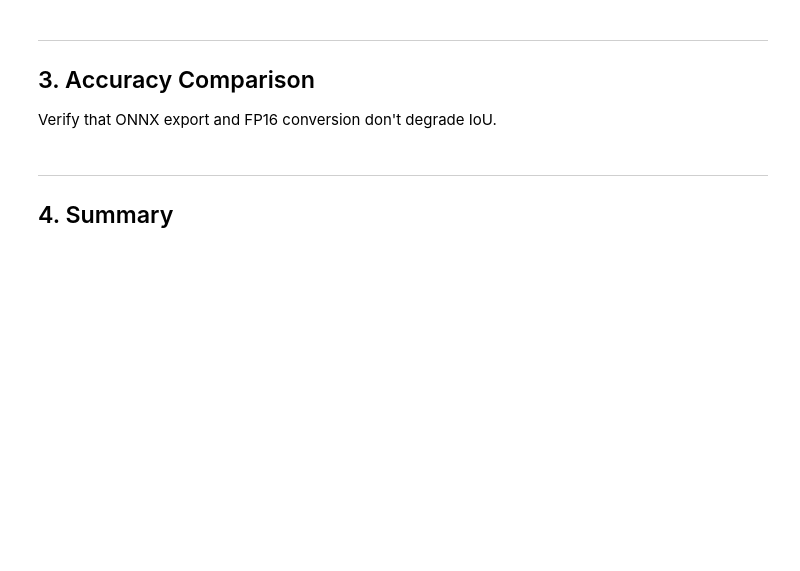
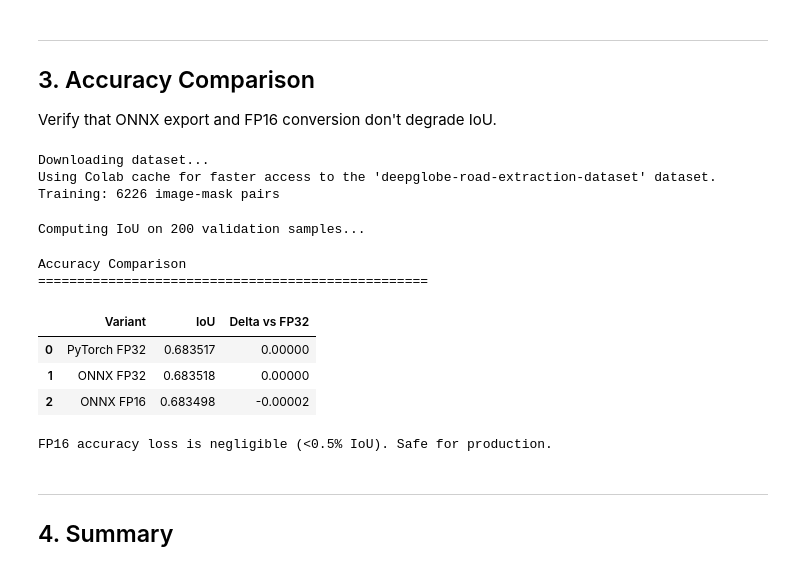
Before and after one commit to minaessam2015/road-segmentation, a Jupyter notebook: notebooks/07_model_optimization.ipynb, the cells around one changed output. Cells and saved outputs as stored; diff of their text form; code cells hidden in the pictures; blank space fills up the shorter version.

Commit message:
Ran mode optimization to convert to ONNX

```diff
--- a/notebooks/07_model_optimization.ipynb
+++ b/notebooks/07_model_optimization.ipynb
@@ -50,6 +60,6 @@ if torch.cuda.is_available():
 # %%
 # ====== SET CHECKPOINT PATH ======
-CHECKPOINT = ""  # <-- SET THIS
+CHECKPOINT = "/content/drive/MyDrive/road_segmentation/checkpoints/UnetPlusPlus_efficientnet-b4_20260406_231115/best.pth"  # <-- SET THIS
 assert CHECKPOINT, "Set CHECKPOINT above"
 
 OUTPUT_DIR = Path("models")
@@ -217,6 +250,21 @@ plt.show()
 ## 3. Accuracy Comparison
 
 Verify that ONNX export and FP16 conversion don't degrade IoU.
+# %%
+from road_segmentation.paths import DEEPGLOBE_DATASET_DIR
+
+train_dir = DEEPGLOBE_DATASET_DIR / "train"
+if not (train_dir.exists() and any(train_dir.glob("*_sat.*"))):
+    print("Downloading dataset...")
+    from road_segmentation.data.download import download_dataset
+    download_dataset()
+
+sat_count = len(list(train_dir.glob("*_sat.*")))
+print(f"Training: {sat_count} image-mask pairs")
+# %% [output]
+Downloading dataset...
+Using Colab cache for faster access to the 'deepglobe-road-extraction-dataset' dataset.
+Training: 6226 image-mask pairs
 # %%
 from road_segmentation.paths import DEEPGLOBE_DATASET_DIR
 from road_segmentation.data.eda import discover_image_mask_pairs
@@ -243,10 +291,7 @@ val_pairs_sub = val_pairs[:N_ACC_SAMPLES]
 
 val_transform = get_val_transform(image_size, mean, std)
 val_dataset = RoadSegmentationDataset(val_pairs_sub, transform=val_transform)
-
-# PyTorch can use larger batches; ONNX was exported with fixed batch=1
-pytorch_loader = DataLoader(val_dataset, batch_size=8, shuffle=False, num_workers=2)
-onnx_loader = DataLoader(val_dataset, batch_size=1, shuffle=False, num_workers=2)
+val_loader = DataLoader(val_dataset, batch_size=1, shuffle=False, num_workers=2)
 
 
 def compute_iou_pytorch(model, loader, device):
@@ -272,36 +317,45 @@ def compute_iou_onnx(onnx_path, loader, provider):
     for batch in tqdm(loader, desc=f"ONNX {Path(onnx_path).stem}"):
         imgs = batch["image"].numpy()
         masks = batch["mask"].numpy()
         logits = sess.run(None, {input_name: imgs})[0]
         probs = 1 / (1 + np.exp(-logits))
         preds = (probs >= 0.5).astype(float)
         tp += ((preds == 1) & (masks == 1)).sum()
         fp += ((preds == 1) & (masks == 0)).sum()
         fn += ((preds == 0) & (masks == 1)).sum()
     return tp / max(tp + fp + fn, 1)
 
 
 print(f"Computing IoU on {N_ACC_SAMPLES} validation samples...\n")
 
-iou_pytorch = compute_iou_pytorch(model, pytorch_loader, device)
-iou_onnx_fp32 = compute_iou_onnx(onnx_fp32_path, onnx_loader, "CUDAExecutionProvider")
-iou_onnx_fp16 = compute_iou_onnx(onnx_fp16_path, onnx_loader, "CUDAExecutionProvider")
+iou_pytorch = compute_iou_pytorch(model, val_loader, device)
+iou_onnx_fp32 = compute_iou_onnx(onnx_fp32_path, val_loader, "CUDAExecutionProvider")
+iou_onnx_fp16 = compute_iou_onnx(onnx_fp16_path, val_loader, "CUDAExecutionProvider")
 
 acc_rows = [
     {"Variant": "PyTorch FP32", "IoU": iou_pytorch, "Delta vs FP32": 0},
     {"Variant": "ONNX FP32", "IoU": iou_onnx_fp32, "Delta vs FP32": iou_onnx_fp32 - iou_pytorch},
     {"Variant": "ONNX FP16", "IoU": iou_onnx_fp16, "Delta vs FP32": iou_onnx_fp16 - iou_pytorch},
 ]
 acc_df = pd.DataFrame(acc_rows)
 
 print("\nAccuracy Comparison")
 print("=" * 50)
 display(acc_df.round(6))
 
 if abs(iou_onnx_fp16 - iou_pytorch) < 0.005:
     print("\nFP16 accuracy loss is negligible (<0.5% IoU). Safe for production.")
 else:
     print(f"\nFP16 accuracy drop: {abs(iou_onnx_fp16 - iou_pytorch):.4f} IoU. Consider using FP32.")
+# %% [output]
+Computing IoU on 200 validation samples...
+Accuracy Comparison
+==================================================
+|  | Variant | IoU | Delta vs FP32 |
+| 0 | PyTorch FP32 | 0.683517 | 0.00000 |
+| 1 | ONNX FP32 | 0.683518 | 0.00000 |
+| 2 | ONNX FP16 | 0.683498 | -0.00002 |
+FP16 accuracy loss is negligible (<0.5% IoU). Safe for production.
 # %% [markdown]
 ---
 ## 4. Summary
```
Also changed, not shown: parts of 8 cells of this notebook.
